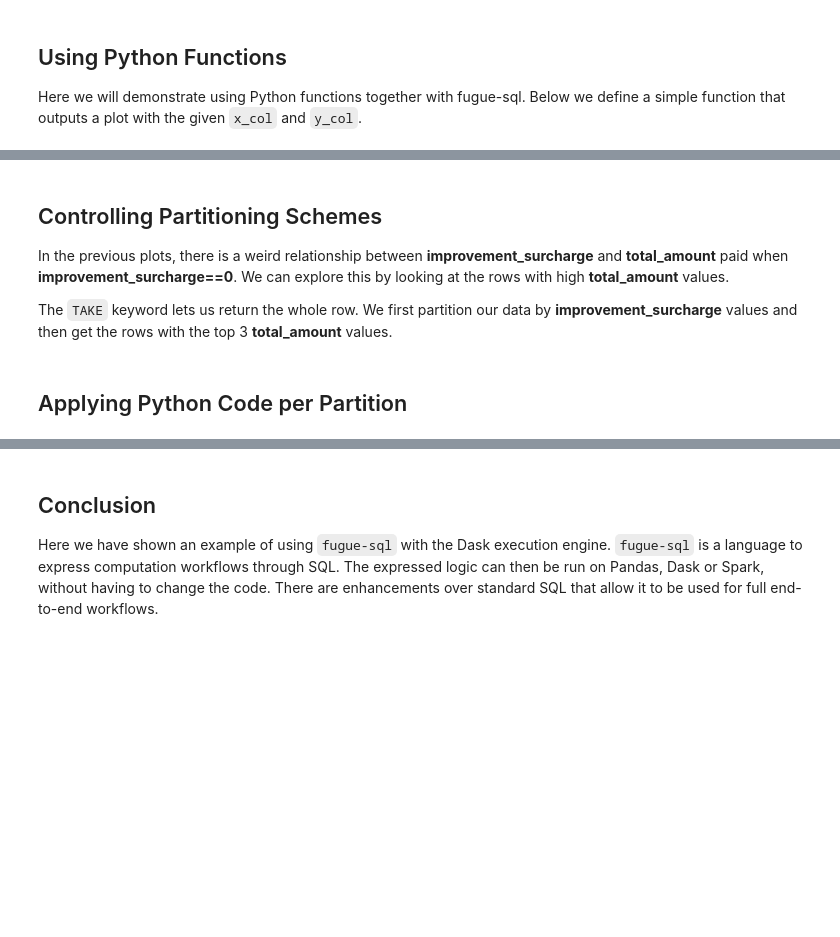
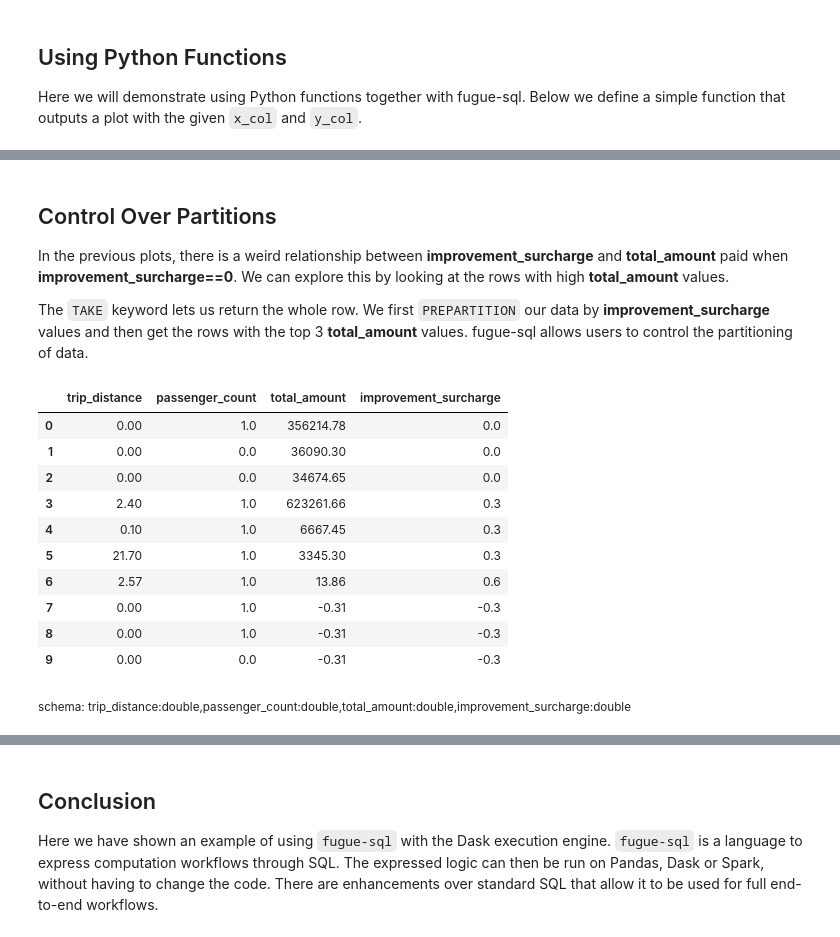
Before and after one commit to kvnkho/demos, a Jupyter notebook: blogs/coiled-fugue-demo/fugue-sql-demo.ipynb, the cells around one changed output, grey strips where cells are left out. Drawn from its saved outputs; the diff is of its cells as text; code cells hidden in the pictures; blank space fills up the shorter version.

```diff
--- a/blogs/coiled-fugue-demo/fugue-sql-demo.ipynb
+++ b/blogs/coiled-fugue-demo/fugue-sql-demo.ipynb
@@ -202,13 +248,25 @@ OUTPUT USING seaborn_barplot PARAMS (x_col: "improvement_surcharge", y_col:"tota
 # %% [markdown]
-## Controlling Partitioning Schemes
+## Control Over Partitions
 
 In the previous plots, there is a weird relationship between **improvement_surcharge** and **total_amount** paid when **improvement_surcharge==0**. We can explore this by looking at the rows with high **total_amount** values.
 
-The `TAKE` keyword lets us return the whole row. We first partition our data by **improvement_surcharge** values and then get the rows with the top 3 **total_amount** values.
+The `TAKE` keyword lets us return the whole row. We first `PREPARTITION` our data by **improvement_surcharge** values and then get the rows with the top 3 **total_amount** values. fugue-sql allows users to control the partitioning of data.
 # %%
 %%fsql dask
-tempdf = SELECT trip_distance, passenger_count, total_amount, improvement_surcharge
-           FROM taxi_df
-          TAKE 3 ROWS PREPARTITION BY improvement_surcharge PRESORT total_amount DESC
+SELECT trip_distance, passenger_count, total_amount, improvement_surcharge
+  FROM taxi_df
+  TAKE 3 ROWS PREPARTITION BY improvement_surcharge PRESORT total_amount DESC
+ PRINT
+# %% [output]
+|  | trip_distance | passenger_count | total_amount | improvement_surcharge |
+| 0 | 0.00 | 1.0 | 356214.78 | 0.0 |
+| 1 | 0.00 | 0.0 | 36090.30 | 0.0 |
+| 2 | 0.00 | 0.0 | 34674.65 | 0.0 |
+| 3 | 2.40 | 1.0 | 623261.66 | 0.3 |
+| 4 | 0.10 | 1.0 | 6667.45 | 0.3 |
+| 5 | 21.70 | 1.0 | 3345.30 | 0.3 |
+| 6 | 2.57 | 1.0 | 13.86 | 0.6 |
+| 7 | 0.00 | 1.0 | -0.31 | -0.3 |
+| 8 | 0.00 | 1.0 | -0.31 | -0.3 |
+| 9 | 0.00 | 0.0 | -0.31 | -0.3 |
+schema: trip_distance:double,passenger_count:double,total_amount:double,improvement_surcharge:double
-# %% [markdown]
-## Applying Python Code per Partition
```
Also changed, not shown: parts of 23 cells of this notebook.
